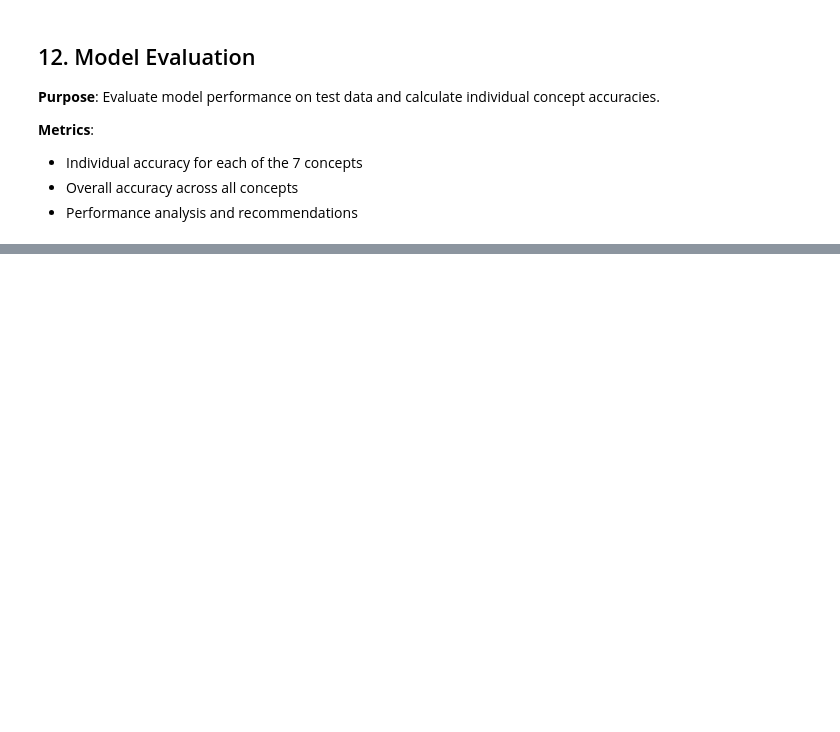
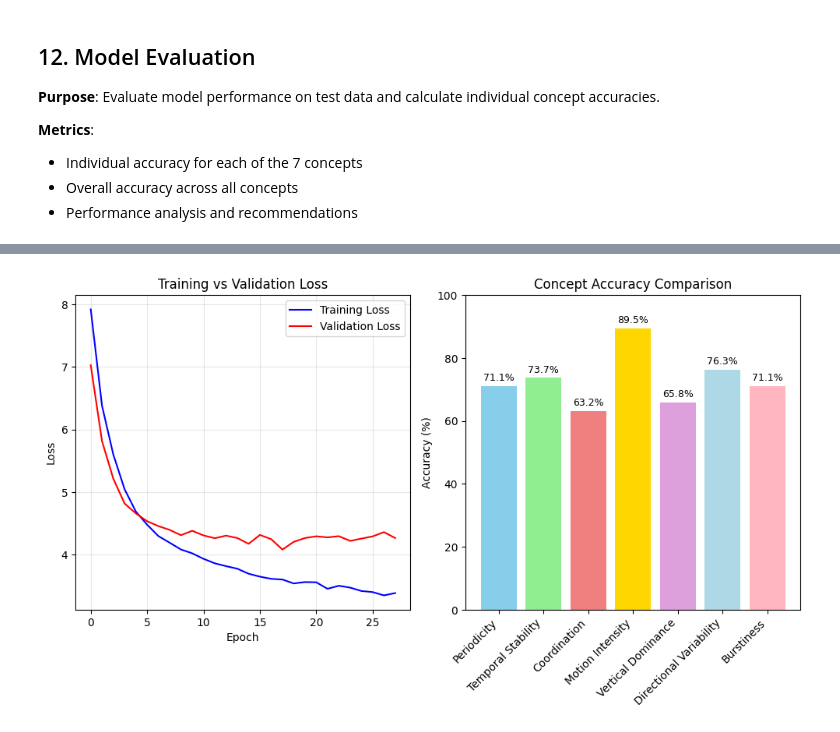
Before and after one commit to tudormatei/dsai-project, a Jupyter notebook: model-training/quick_train_cnn.ipynb, the cells around one changed output, grey strips where cells are left out. Cells and saved outputs as stored; diff of their text form; code cells hidden in the pictures; blank space fills up the shorter version.

```diff
--- a/model-training/quick_train_cnn.ipynb
+++ b/model-training/quick_train_cnn.ipynb
@@ -772,0 +825,38 @@ Note: Static context is used internally to help motion concepts but is not evalu
+# %%
+# Training History Visualization
+plt.figure(figsize=(15, 10))
+
+# Plot 1: Training and Validation Loss
+plt.subplot(2, 3, 1)
+plt.plot(history.history['loss'], label='Training Loss', color='blue')
+plt.plot(history.history['val_loss'], label='Validation Loss', color='red')
+plt.title('Training vs Validation Loss')
+plt.xlabel('Epoch')
+plt.ylabel('Loss')
+plt.legend()
+plt.grid(True, alpha=0.3)
+
+# Plot 2: Overall Accuracy Comparison
+plt.subplot(2, 3, 2)
+concepts = ['Periodicity', 'Temporal Stability', 'Coordination', 'Motion Intensity',
+           'Vertical Dominance', 'Directional Variability', 'Burstiness']
+accuracies = [periodicity_acc*100, temporal_stability_acc*100, coordination_acc*100,
+              motion_intensity_acc*100, vertical_dominance_acc*100,
+              directional_variability_acc*100, burstiness_acc*100]
+colors = ['skyblue', 'lightgreen', 'lightcoral', 'gold', 'plum', 'lightblue', 'lightpink']
+
+bars = plt.bar(concepts, accuracies, color=colors)
+plt.title('Concept Accuracy Comparison')
+plt.ylabel('Accuracy (%)')
+plt.xticks(rotation=45, ha='right')
+plt.ylim(0, 100)
+
+# Add value labels on bars
+for bar, acc in zip(bars, accuracies):
+    plt.text(bar.get_x() + bar.get_width()/2, bar.get_height() + 1,
+             f'{acc:.1f}%', ha='center', va='bottom', fontsize=9)
+
+plt.tight_layout()
+plt.show()
+# %% [output]
+[figure, added]
```
Also changed, not shown: parts of 10 cells of this notebook.
